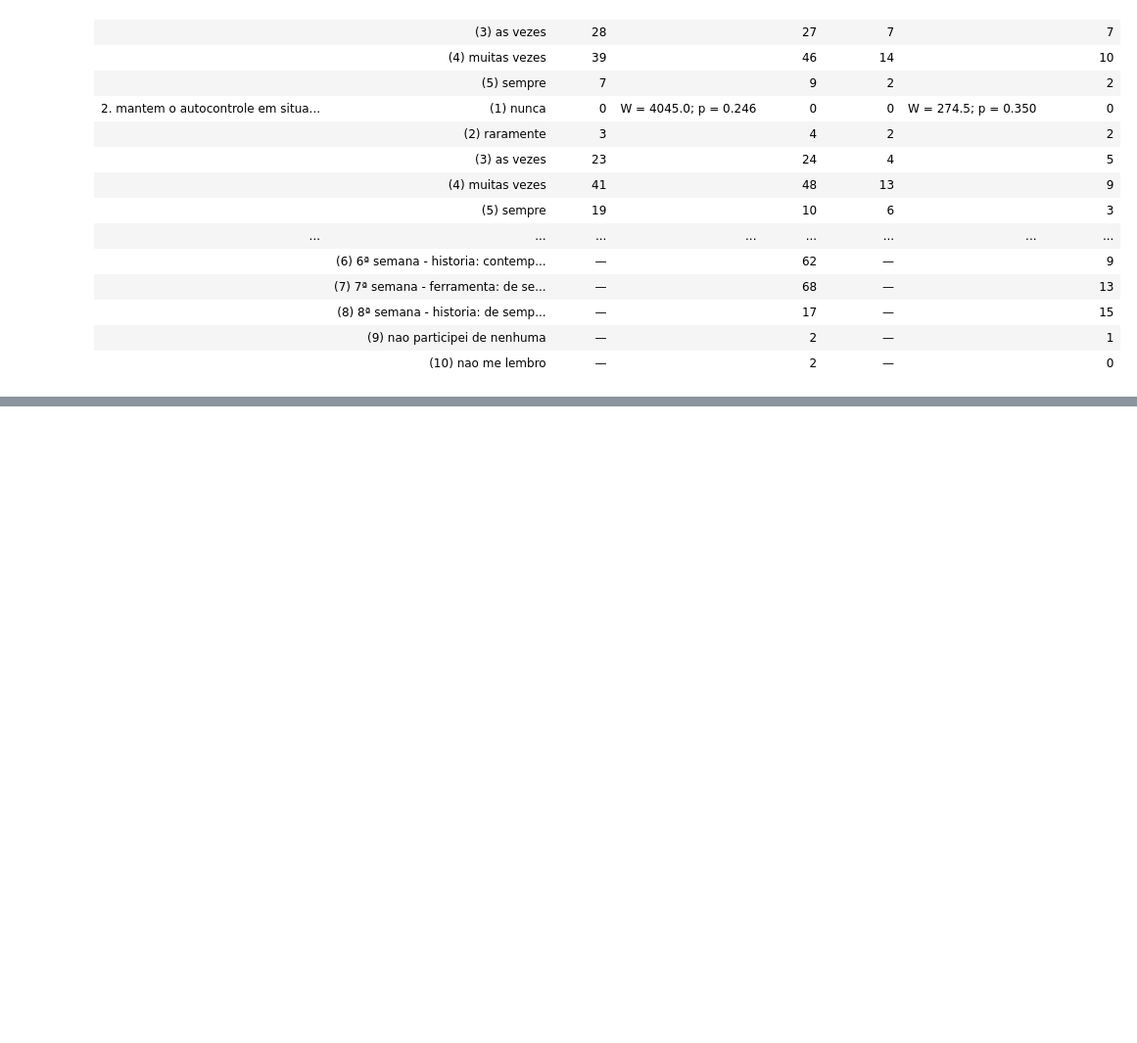
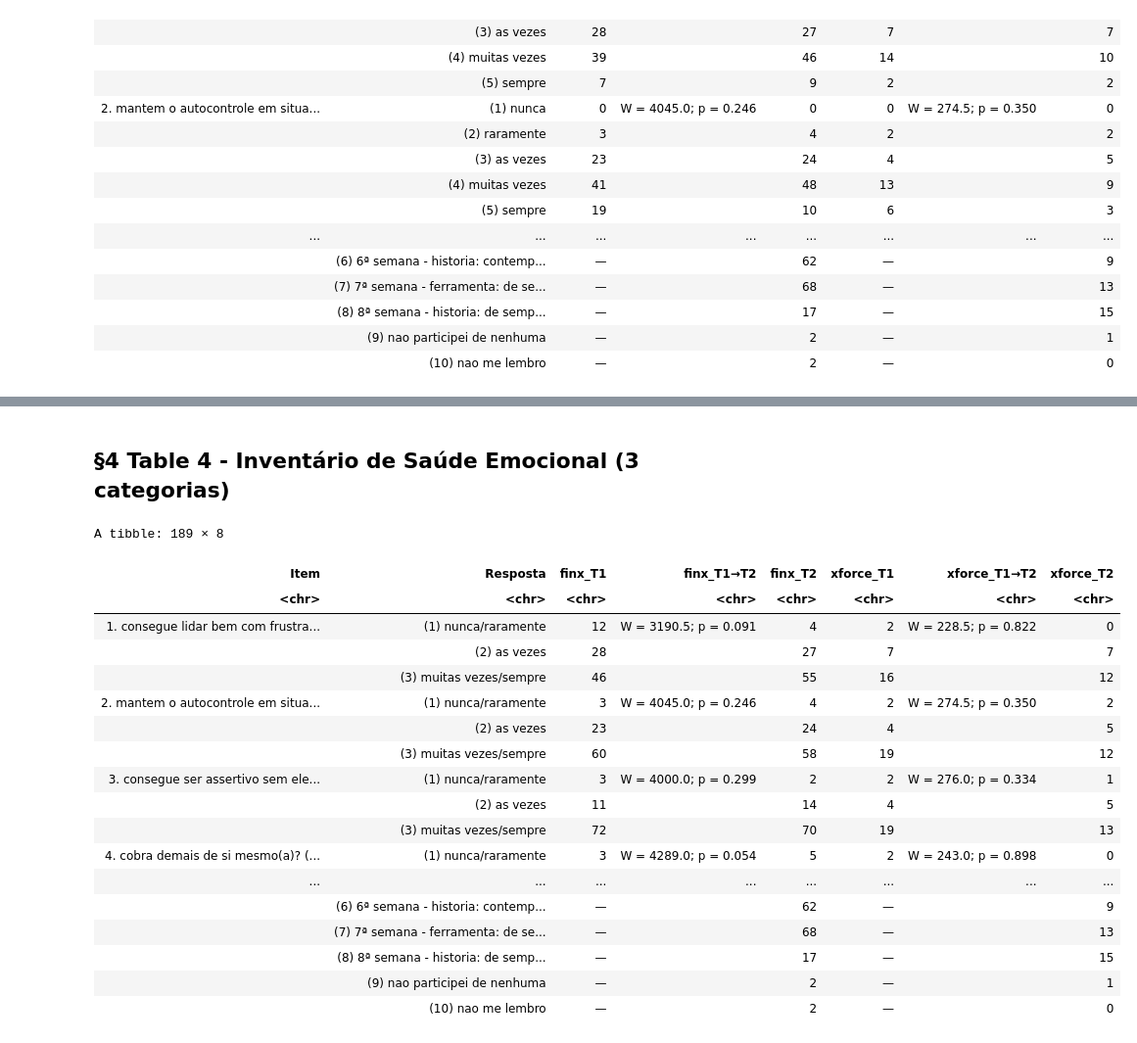
Before and after one commit to anovabr/AGEM-Time-Series, a Jupyter notebook: Processing and analysis/Command files/DA - Time series.ipynb, the cells around one changed output, grey strips where cells are left out. Shown at 98% size. Saved outputs shown, nothing was run; the diff lists cells and outputs as text; code cells hidden in the pictures; blank space fills up the shorter version.

```diff
--- a/Processing and analysis/Command files/DA - Time series.ipynb
+++ b/Processing and analysis/Command files/DA - Time series.ipynb
@@ -89,0 +124,24 @@ A tibble: 297 × 8
+# %% [markdown]
+## §4 Table 4 - Inventário de Saúde Emocional (3 categorias)
+# %%
+tabela("emocional", agrupar = TRUE)
+# %% [output]
+A tibble: 189 × 8
+| Item | Resposta | finx_T1 | finx_T1→T2 | finx_T2 | xforce_T1 | xforce_T1→T2 | xforce_T2 |
+| <chr> | <chr> | <chr> | <chr> | <chr> | <chr> | <chr> | <chr> |
+| 1. consegue lidar bem com frustra... | (1) nunca/raramente | 12 | W = 3190.5; p = 0.091 | 4 | 2 | W = 228.5; p = 0.822 | 0 |
+|  | (2) as vezes | 28 |  | 27 | 7 |  | 7 |
+|  | (3) muitas vezes/sempre | 46 |  | 55 | 16 |  | 12 |
+| 2. mantem o autocontrole em situa... | (1) nunca/raramente | 3 | W = 4045.0; p = 0.246 | 4 | 2 | W = 274.5; p = 0.350 | 2 |
+|  | (2) as vezes | 23 |  | 24 | 4 |  | 5 |
+|  | (3) muitas vezes/sempre | 60 |  | 58 | 19 |  | 12 |
+| 3. consegue ser assertivo sem ele... | (1) nunca/raramente | 3 | W = 4000.0; p = 0.299 | 2 | 2 | W = 276.0; p = 0.334 | 1 |
+|  | (2) as vezes | 11 |  | 14 | 4 |  | 5 |
+|  | (3) muitas vezes/sempre | 72 |  | 70 | 19 |  | 13 |
+| 4. cobra demais de si mesmo(a)? (... | (1) nunca/raramente | 3 | W = 4289.0; p = 0.054 | 5 | 2 | W = 243.0; p = 0.898 | 0 |
+| ... | ... | ... | ... | ... | ... | ... | ... |
+|  | (6) 6ª semana - historia: contemp... | — |  | 62 | — |  | 9 |
+|  | (7) 7ª semana - ferramenta: de se... | — |  | 68 | — |  | 13 |
+|  | (8) 8ª semana - historia: de semp... | — |  | 17 | — |  | 15 |
+|  | (9) nao participei de nenhuma | — |  | 2 | — |  | 1 |
+|  | (10) nao me lembro | — |  | 2 | — |  | 0 |
```
Also changed, not shown: parts of 4 cells of this notebook.
